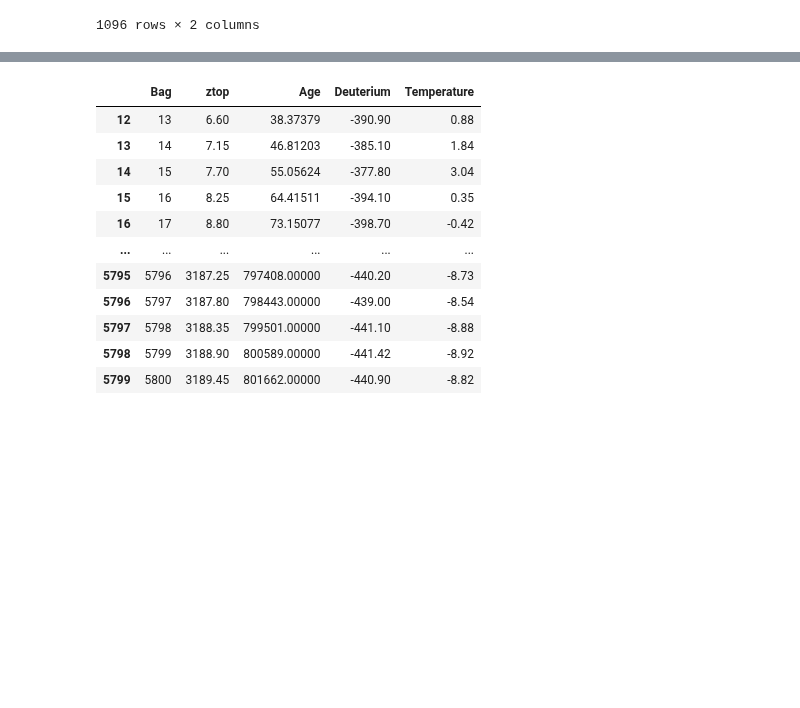
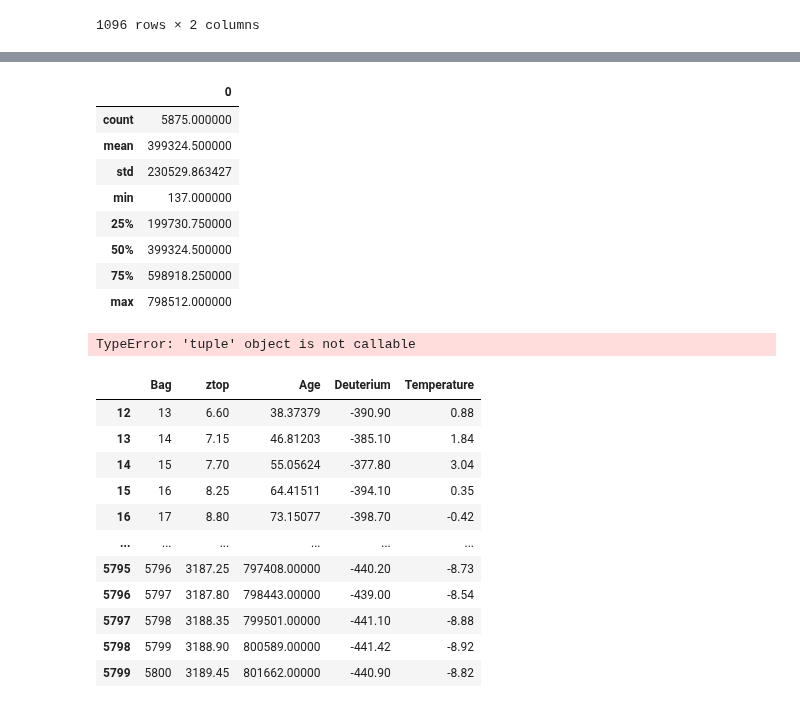
Before and after one commit to dectan/Programming-for-Data-Analysis-Project-2, a Jupyter notebook: test3.ipynb, the cells around one changed output, grey strips where cells are left out. Drawn from its saved outputs; the diff is of its cells as text; code cells hidden in the pictures; blank space fills up the shorter version.

```diff
--- a/test3.ipynb
+++ b/test3.ipynb
@@ -682,0 +695,7 @@ df11
+# %%
+f = interp1d(x, y, kind="linear")
+# %%
+int_age = np.linspace(x[0], x[-1], 5875)
+
+# Interpolate the values of y using the new array and the interpolation function
+int_co2 = f(int_age)
@@ -682,0 +712,4 @@ df11
+# %%
+column_name=['Name']
+# %%
+dfa = pd.DataFrame(int_age,int_co2,columns=column_name)
@@ -683,3 +755,23 @@ df11
+# %%
+dfa.describe()
+# %% [output]
+|  | 0 |
+| count | 5875.000000 |
+| mean | 399324.500000 |
+| std | 230529.863427 |
+| min | 137.000000 |
+| 25% | 199730.750000 |
+| 50% | 399324.500000 |
+| 75% | 598918.250000 |
+| max | 798512.000000 |
+# %%
+plt.plot(df(int_age),df(int_co2), label = 'Inter')
+#plt.plot(df11['EDC3_gas_a (yr)'],df11['CO2 (ppmv)'], label = 'Nature')
+plt.plot(df['int_age)'],df12['CO2 (ppmv)'], label = 'Nature')
+plt.legend()
+plt.show()
+# %% [output]
+TypeError: 'tuple' object is not callable
 # %%
 df132
 # %% [output]
```
Also changed, not shown: parts of 15 cells of this notebook, 2 other files.
